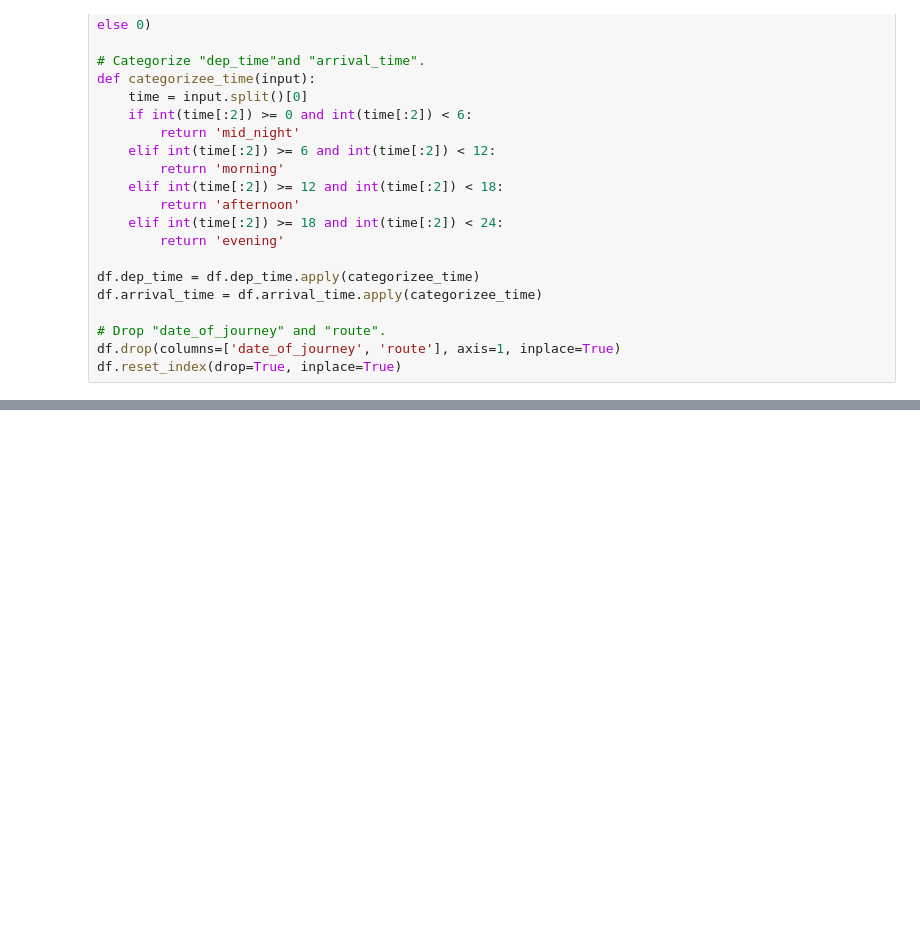
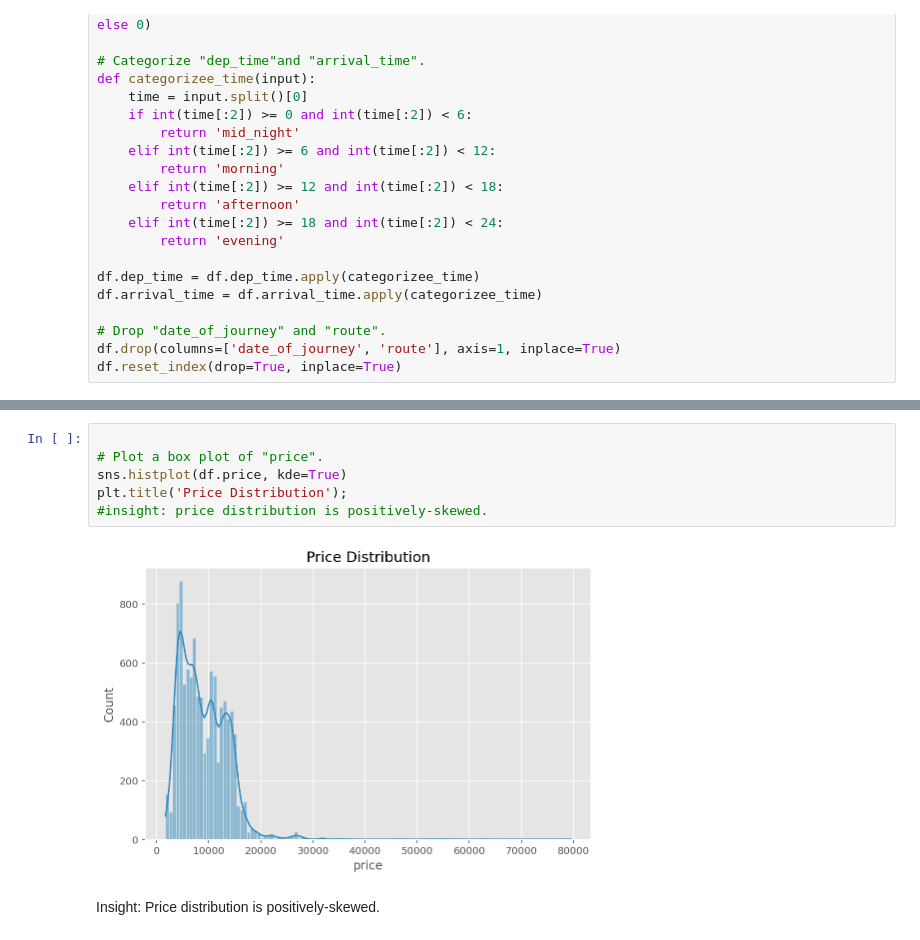
Before and after one commit to aeprogress/flights-price-ml, a Jupyter notebook: src/main.ipynb, the cells around one changed output, grey strips where cells are left out. Drawn from its saved outputs; the diff is of its cells as text; blank space fills up the shorter version.

```diff
--- a/src/main.ipynb
+++ b/src/main.ipynb
@@ -115,0 +158,10 @@ df.sample(2)
+# %%
+
+# Plot a box plot of "price".
+sns.histplot(df.price, kde=True)
+plt.title('Price Distribution');
+#insight: price distribution is positively-skewed.
+# %% [output]
+[figure, added]
+# %% [markdown]
+Insight: Price distribution is positively-skewed.
```
Also changed, not shown: parts of 23 cells of this notebook.
